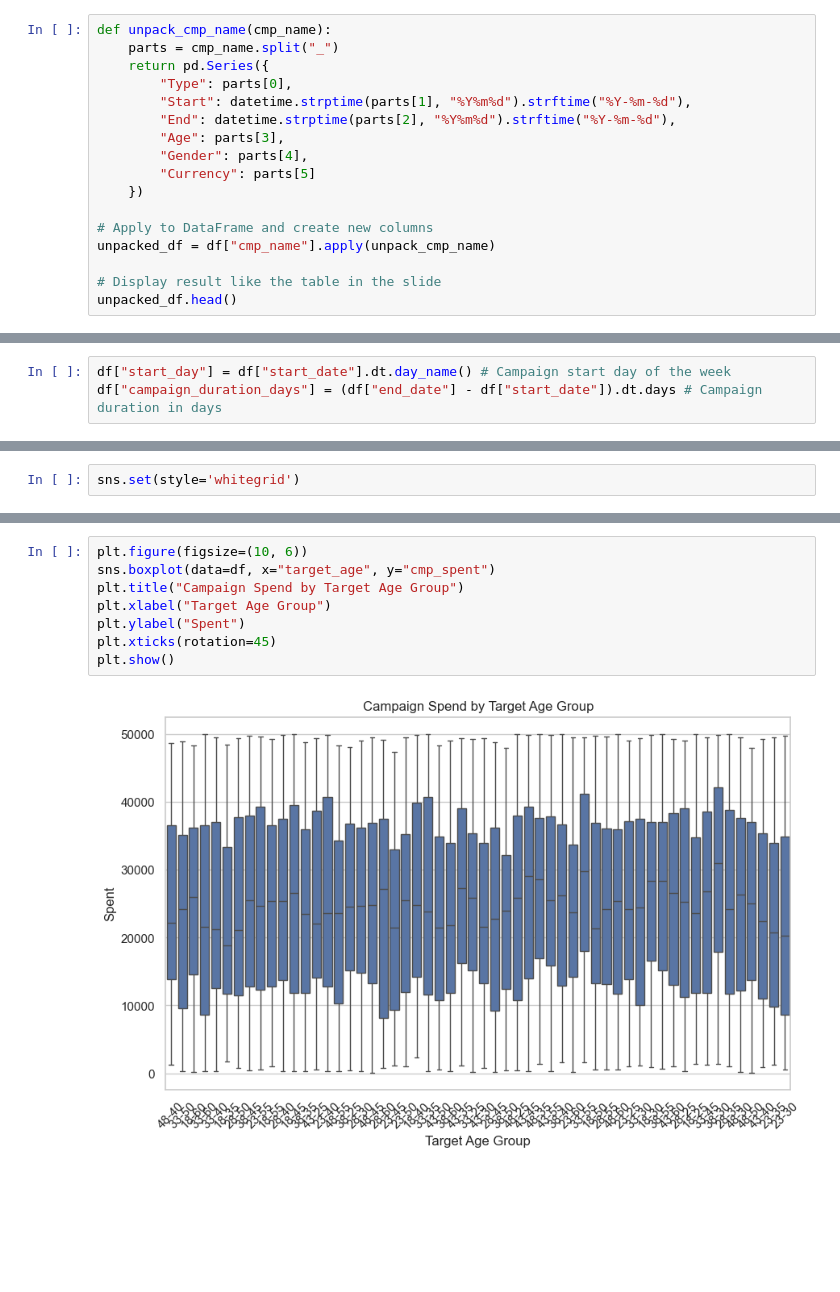
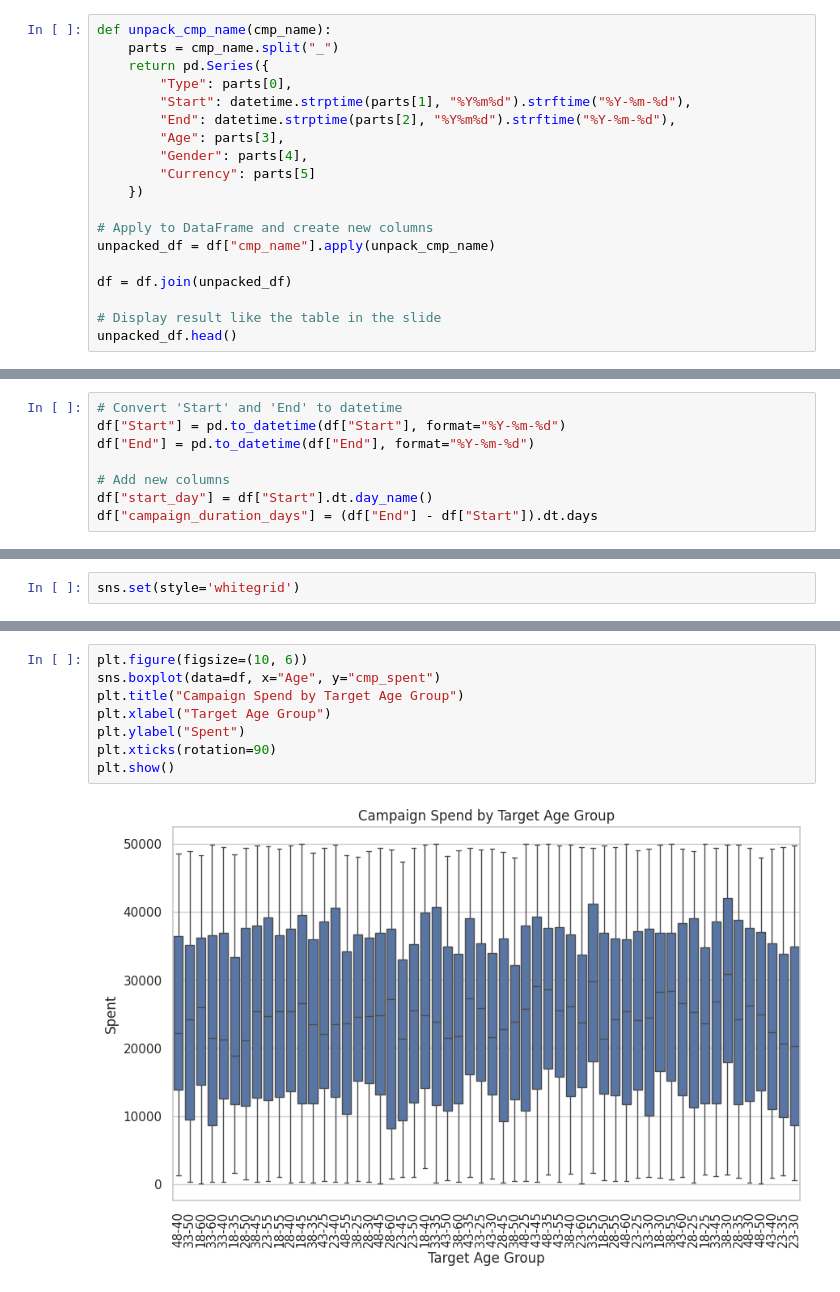
Before and after one commit to Kennycen/Ad-Campaign-Project, a Jupyter notebook: Final Project.ipynb, the cells around one changed output, grey strips where cells are left out. Cells and saved outputs as stored; diff of their text form; blank space fills up the shorter version.

```diff
--- a/Final Project.ipynb
+++ b/Final Project.ipynb
@@ -153,6 +159,8 @@ def unpack_cmp_name(cmp_name):
 # Apply to DataFrame and create new columns
 unpacked_df = df["cmp_name"].apply(unpack_cmp_name)
 
+df = df.join(unpacked_df)
+
 # Display result like the table in the slide
 unpacked_df.head()
 # %% [output]
@@ -191,9 +199,14 @@ df["CPC"] = df["cmp_spent"] / df["cmp_clicks"]
 df["CPI"] = df["cmp_spent"] / df["cmp_impr"]
 # %% [markdown]
 ### More New Columns
-# %%
-df["start_day"] = df["start_date"].dt.day_name() # Campaign start day of the week
-df["campaign_duration_days"] = (df["end_date"] - df["start_date"]).dt.days # Campaign duration in days
+# %%
+# Convert 'Start' and 'End' to datetime
+df["Start"] = pd.to_datetime(df["Start"], format="%Y-%m-%d")
+df["End"] = pd.to_datetime(df["End"], format="%Y-%m-%d")
+
+# Add new columns
+df["start_day"] = df["Start"].dt.day_name()
+df["campaign_duration_days"] = (df["End"] - df["Start"]).dt.days
 # %% [markdown]
 # step 4: Save Dataframe to JSON format
 # %%
@@ -240,13 +253,13 @@ plt.show()
 # %%
 plt.figure(figsize=(10, 6))
-sns.boxplot(data=df, x="target_age", y="cmp_spent")
+sns.boxplot(data=df, x="Age", y="cmp_spent")
 plt.title("Campaign Spend by Target Age Group")
 plt.xlabel("Target Age Group")
 plt.ylabel("Spent")
-plt.xticks(rotation=45)
+plt.xticks(rotation=90)
 plt.show()
 # %% [output]
-[figure, old version]
+[figure, new version]
 # %%
 metrics = ["cmp_impr", "cmp_clicks", "cmp_bgt", "cmp_spent"]
 
```
Also changed, not shown: parts of 8 cells of this notebook.
